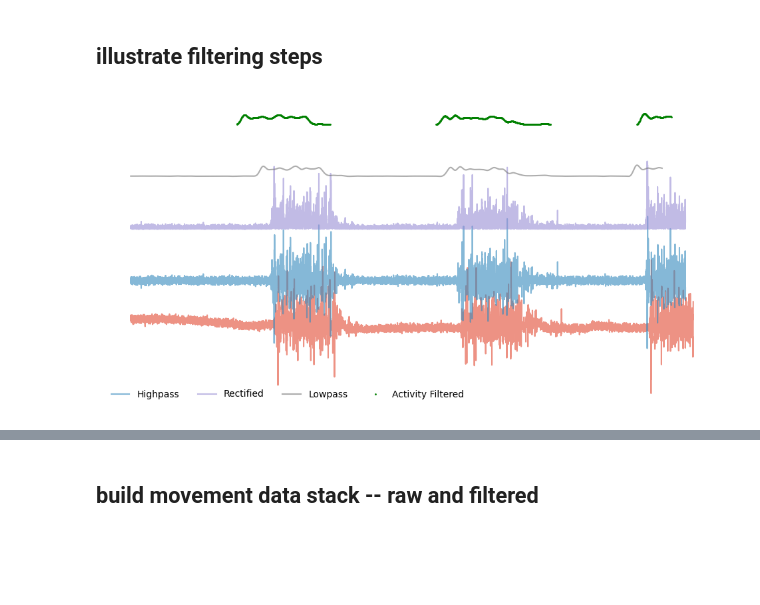
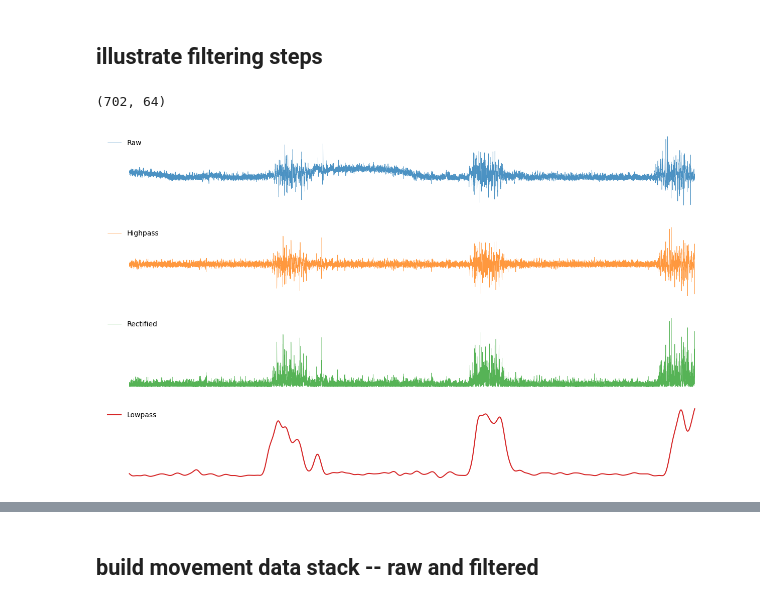
Before and after one commit to spewil/phd, a Jupyter notebook: analysis/notebooks/_data_processing/process_natural_movement_data.ipynb, the cells around one changed output, grey strips where cells are left out. Saved outputs shown, nothing was run; the diff lists cells and outputs as text; code cells hidden in the pictures; blank space fills up the shorter version.

```diff
--- a/analysis/notebooks/_data_processing/process_natural_movement_data.ipynb
+++ b/analysis/notebooks/_data_processing/process_natural_movement_data.ipynb
@@ -20,7 +33,6 @@ image_path = Path("/Users/spencer/phd/phd/images/methods")
 # %%
 task_name = "center_hold"
-with open('olympics_subjects.pkl', 'rb') as handle:
-    subjects = pickle.load(handle)
+subjects = analysis.load_subjects()
 # %%
 def load_raw_subject_movement_stack(subject):
     # session, trial, channel, time
@@ -95,14 +107,22 @@ def filter_subject_movement_stack(subject_stack):
 # %% [markdown]
 ## plot some raw EMG as an example
 # %%
+subject_idx = 1
 filenames = analysis.get_movement_filenames("emg_olympics", subjects[subject_idx].name, "session_1")
 e = analysis.load_movement_emg(filenames[0])
-
+cmap = mpl.colormaps["ocean"]
 fig, ax = plt.subplots(1,1,figsize=(18,6))
+fig.tight_layout()
+# channels = list(range(64))
 for ch in range(64):
-    ax.plot(e[3200:-4000,ch]+(ch*50))
-ax.set_xticks([])
+    # ci = np.random.choice(channels,replace=False)
+    emg_to_plot = e[3200:-4400,ch]
+    n_samples = emg_to_plot.shape[0]
+    ax.plot(np.linspace(0,n_samples/2000,n_samples),emg_to_plot+ch*20,linestyle="-",marker="",color=cmap((ch//2)/64),linewidth=0.3)
+# ax.set_xticks()
 ax.set_yticks([])
+ax.spines[["left"]].set_visible(False)
+ax.set_xlabel("Samples")
 
 plot.save_figure(fig,"raw_data",image_path)
 # %% [output]
@@ -144,44 +165,49 @@ plt.plot(e_new_filter[:,ch],"k--")
 # %% [markdown]
 ## illustrate filtering steps
+# %%
+ef.shape
+# %% [output]
+(702, 64)
 # %%
+# trial = subjects[subject_idx].tasks[task_name].sorted_sessions()[1].sorted_trials()[1]
+# var = subjects[subject_idx].variance
+# ef = trial.get_filtered_emg()
+# e = trial.get_raw_emg()[:,:64]
+
 filenames = analysis.get_movement_filenames("emg_olympics", subjects[subject_idx].name, "session_1")
 e = analysis.load_movement_emg(filenames[0])
 
-fig, ax = plt.subplots(1,1,figsize=(12,6))
+fig, axes = plt.subplots(4,1,figsize=(16,9))
+
+colors = ["tab:blue", "tab:orange", "tab:green", "tab:red"]
 
 reflected = np.concatenate([e[:1000][::-1], e],axis=0)
-he = ax.plot(e[:,ch],alpha=0.6,label="Raw")
+axes[0].plot(e[:,ch],alpha=0.8,label="Raw",linestyle="-",marker="",linewidth=0.5,color=colors[0])
+lh = axes[0].legend(loc=2)
+lh.set_frame_on(False)
 
-m = 100
-
-handles = []
-
+# hp = emg.standardize(emg.fast_highpass(reflected),var)
 hp = emg.fast_highpass(reflected)
-handles += ax.plot(hp[1000:,ch]+(1*m),alpha=0.6,label="Highpass")
+axes[1].plot(hp[1000:,ch],alpha=0.8,label="Highpass",linestyle="-",marker="",linewidth=0.5,color=colors[1])
+lh = axes[1].legend(loc=2)
+lh.set_frame_on(False)
 
 r = emg.rectify(hp)
-handles += ax.plot(r[1000:,ch]+(2*m),label="Rectified",alpha=0.6)
+axes[2].plot(r[1000:,ch],label="Rectified",alpha=0.8,linestyle="-",marker="",linewidth=0.5,color=colors[2])
+lh = axes[2].legend(loc=2)
+lh.set_frame_on(False)
 
-lp = emg.fast_lowpass(r)
-handles += ax.plot(lp[1000:,ch]+(3*m),label="Lowpass",alpha=0.6)
+lp = emg.subsample(emg.fast_lowpass(r))
+axes[3].plot(lp[100:,ch],label="Lowpass",alpha=1,linestyle="-",marker="",linewidth=1.5,color=colors[3])
+lh = axes[3].legend(loc=2)
+lh.set_frame_on(False)
 
-ax.set_yticks([])
-ax.set_xticks([])
+# axes[4].plot(ef[100:,ch],label="Recorded",alpha=1,linestyle="-.",marker="",linewidth=1.5)
+# axes[4].legend(loc=2)
 
-ax2 = ax.twiny()
-ax2.set_xlim([0,1850])
-ax2.set_xticks([])
-ss = emg.subsample(lp)
-# handles += ax2.plot(ss[100:,ch]+(4*m),alpha=0.6,label="Subsampled")
-
-cutoffs = (0, np.inf) # placeholder for now...
-indices = find_trial_filter_indices(ss,cutoffs)
-
-handles += ax2.plot(indices-100, ss[indices,ch]+(4*m),"go",markersize=1,label="Activity Filtered")
-
-labels = [h.get_label() for h in handles]
-ax.legend(handles=handles,labels=labels,ncol=len(handles),loc=3,frameon=False)
-
-plot.save_figure(fig,"filtering_steps",image_path)
+for ax in axes:
+    ax.set_xticks([])
+    ax.set_yticks([])
+    ax.spines[["left","bottom"]].set_visible(False)
 # %% [output]
-[figure, old version]
+[figure, new version]
```
Also changed, not shown: parts of 13 cells of this notebook, 30 other files.
